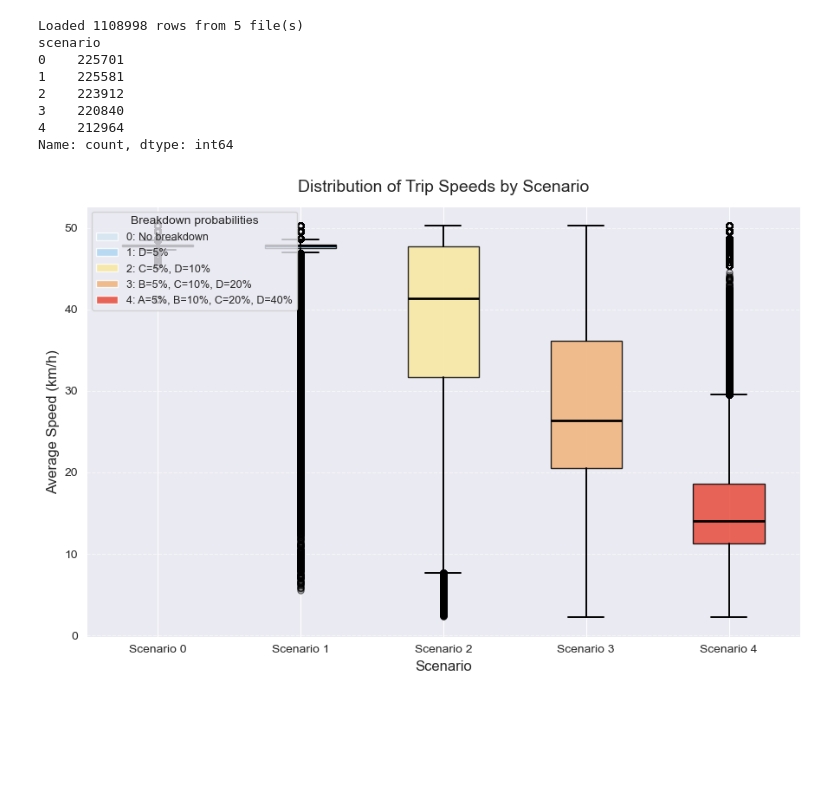
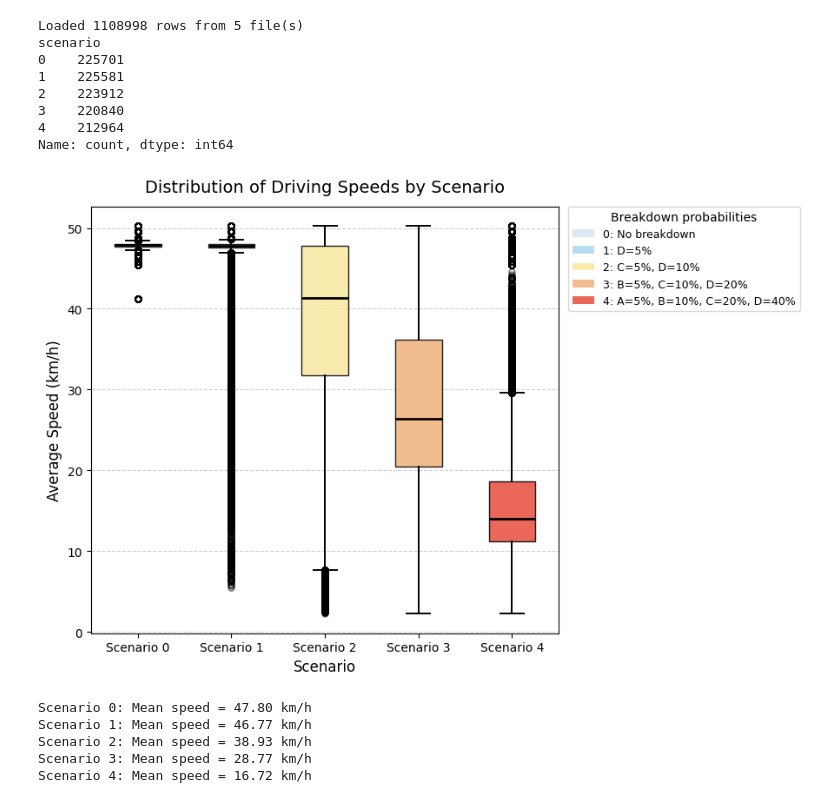
Before and after one commit to lukavicius/advsim, a Jupyter notebook: lab 3/EPA133a-G10-A3/EPA133a-G10-A3/model/experiment/expriment_results_viz.ipynb, the cells around one changed output. Cells and saved outputs as stored; diff of their text form; code cells hidden in the pictures; blank space fills up the shorter version.

Commit message:
plots

```diff
--- a/lab 3/EPA133a-G10-A3/EPA133a-G10-A3/model/experiment/expriment_results_viz.ipynb
+++ b/lab 3/EPA133a-G10-A3/EPA133a-G10-A3/model/experiment/expriment_results_viz.ipynb
@@ -46,8 +15,4 @@ plt.show()
 # %%
-import pandas as pd
-import matplotlib.pyplot as plt
-import glob
-
 files = sorted(glob.glob("scenario*_routes.csv"))
 
 if not files:
@@ -89,37 +54,63 @@ for patch, color in zip(bp["boxes"], colors[:len(scenarios)]):
     patch.set_facecolor(color)
     patch.set_alpha(0.85)
 
-ax.set_title("Distribution of Trip Speeds by Scenario", fontsize=14, pad=12)
+ax.set_title("Distribution of Driving Speeds by Scenario", fontsize=14, pad=12)
 ax.set_xlabel("Scenario", fontsize=12)
 ax.set_ylabel("Average Speed (km/h)", fontsize=12)
 ax.yaxis.grid(True, linestyle="--", alpha=0.6)
 ax.set_axisbelow(True)
 
 scenario_labels = [
     "0: No breakdown",
     "1: D=5%",
     "2: C=5%, D=10%",
     "3: B=5%, C=10%, D=20%",
     "4: A=5%, B=10%, C=20%, D=40%",
 ]
 legend_handles = [
     plt.Rectangle((0,0), 1, 1, fc=colors[i], alpha=0.85)
     for i in range(len(scenarios))
 ]
-ax.legend(legend_handles, scenario_labels[:len(scenarios)],
-          title="Breakdown probabilities", loc="upper left", fontsize=9)
+
+ax.legend(
+    legend_handles,
+    scenario_labels[:len(scenarios)],
+    title="Breakdown probabilities",
+    loc="upper left",
+    bbox_to_anchor=(1.02, 1),  # <-- outside top-right
+    fontsize=9,
+    borderaxespad=0
+)
+
+plt.style.use('default')
 
 plt.tight_layout()
+
+plt.savefig("speed_boxplot.png")
+
 plt.show()
 # %% [output]
 Loaded 1108998 rows from 5 file(s)
 scenario
 0    225701
 1    225581
 2    223912
 3    220840
 4    212964
 Name: count, dtype: int64
-[figure, old version]
+[figure, new version]
+# %%
+# Compute mean speed per scenario
+mean_speeds = data.groupby("scenario")["speed_kmh"].mean()
+
+# Print nicely
+for scenario, mean in mean_speeds.items():
+    print(f"Scenario {scenario}: Mean speed = {mean:.2f} km/h")
+# %% [output]
+Scenario 0: Mean speed = 47.80 km/h
+Scenario 1: Mean speed = 46.77 km/h
+Scenario 2: Mean speed = 38.93 km/h
+Scenario 3: Mean speed = 28.77 km/h
+Scenario 4: Mean speed = 16.72 km/h
 # %%
 files = {}
```
Also changed, not shown: parts of 7 cells of this notebook, 4 other files.
